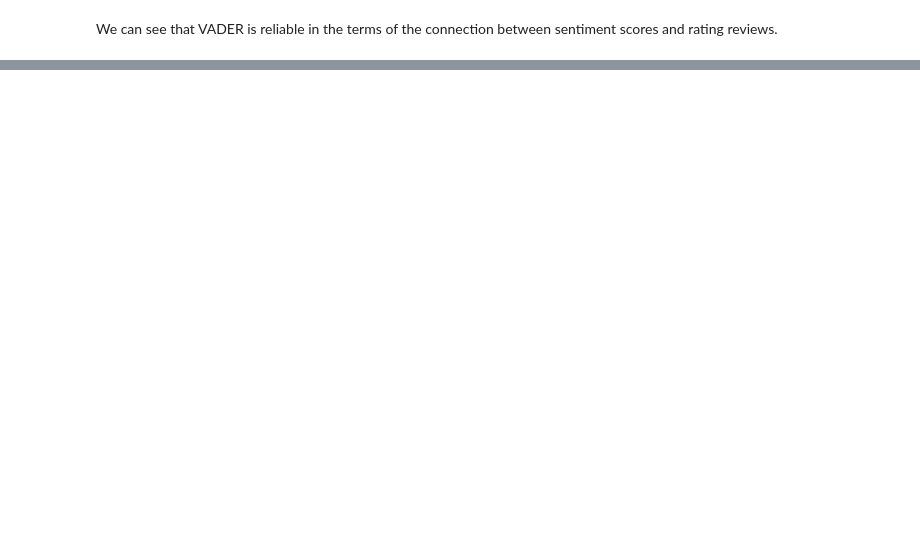
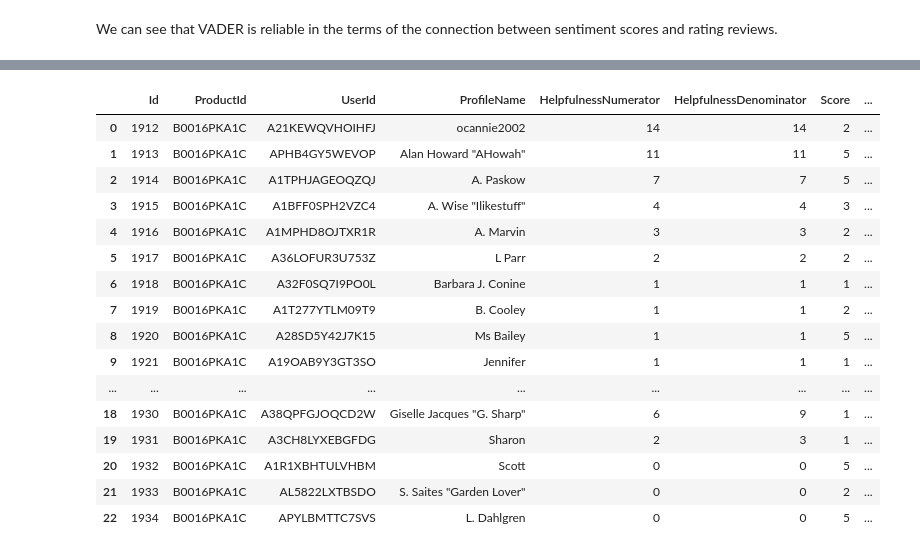
Before and after one commit to 22sharma/E-Commerce-Platform-V2, a Jupyter notebook: python-sentiment-analysis-project-nltk.ipynb, the cells around one changed output, grey strips where cells are left out. Saved outputs shown, nothing was run; the diff lists cells and outputs as text; code cells hidden in the pictures; blank space fills up the shorter version.

```diff
--- a/python-sentiment-analysis-project-nltk.ipynb
+++ b/python-sentiment-analysis-project-nltk.ipynb
@@ -160,0 +174,24 @@ Roberta Pretrained Model
+# %%
+newdf = df[df['ProductId'] == 'B0016PKA1C'].copy()
+
+# If you want to reset the index of the new DataFrame
+newdf.reset_index(drop=True, inplace=True)
+newdf.head(50)
+# %% [output]
+|  | Id | ProductId | UserId | ProfileName | HelpfulnessNumerator | HelpfulnessDenominator | Score | ... |
+| 0 | 1912 | B0016PKA1C | A21KEWQVHOIHFJ | ocannie2002 | 14 | 14 | 2 | ... |
+| 1 | 1913 | B0016PKA1C | APHB4GY5WEVOP | Alan Howard "AHowah" | 11 | 11 | 5 | ... |
+| 2 | 1914 | B0016PKA1C | A1TPHJAGEOQZQJ | A. Paskow | 7 | 7 | 5 | ... |
+| 3 | 1915 | B0016PKA1C | A1BFF0SPH2VZC4 | A. Wise "Ilikestuff" | 4 | 4 | 3 | ... |
+| 4 | 1916 | B0016PKA1C | A1MPHD8OJTXR1R | A. Marvin | 3 | 3 | 2 | ... |
+| 5 | 1917 | B0016PKA1C | A36LOFUR3U753Z | L Parr | 2 | 2 | 2 | ... |
+| 6 | 1918 | B0016PKA1C | A32F0SQ7I9PO0L | Barbara J. Conine | 1 | 1 | 1 | ... |
+| 7 | 1919 | B0016PKA1C | A1T277YTLM09T9 | B. Cooley | 1 | 1 | 2 | ... |
+| 8 | 1920 | B0016PKA1C | A28SD5Y42J7K15 | Ms Bailey | 1 | 1 | 5 | ... |
+| 9 | 1921 | B0016PKA1C | A19OAB9Y3GT3SO | Jennifer | 1 | 1 | 1 | ... |
+| ... | ... | ... | ... | ... | ... | ... | ... | ... |
+| 18 | 1930 | B0016PKA1C | A38QPFGJOQCD2W | Giselle Jacques "G. Sharp" | 6 | 9 | 1 | ... |
+| 19 | 1931 | B0016PKA1C | A3CH8LYXEBGFDG | Sharon | 2 | 3 | 1 | ... |
+| 20 | 1932 | B0016PKA1C | A1R1XBHTULVHBM | Scott | 0 | 0 | 5 | ... |
+| 21 | 1933 | B0016PKA1C | AL5822LXTBSDO | S. Saites "Garden Lover" | 0 | 0 | 2 | ... |
+| 22 | 1934 | B0016PKA1C | APYLBMTTC7SVS | L. Dahlgren | 0 | 0 | 5 | ... |
```
Also changed, not shown: parts of 11 cells of this notebook.
